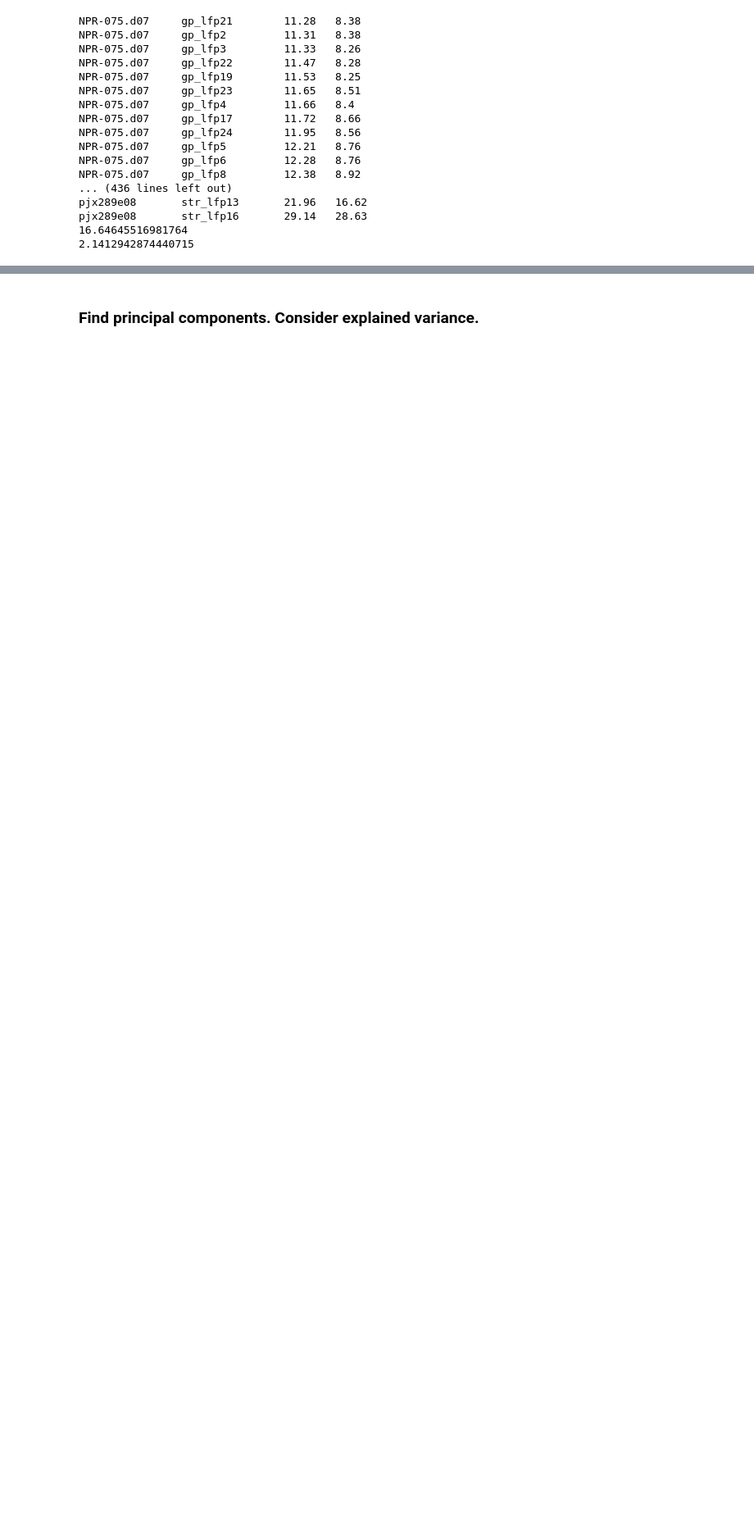
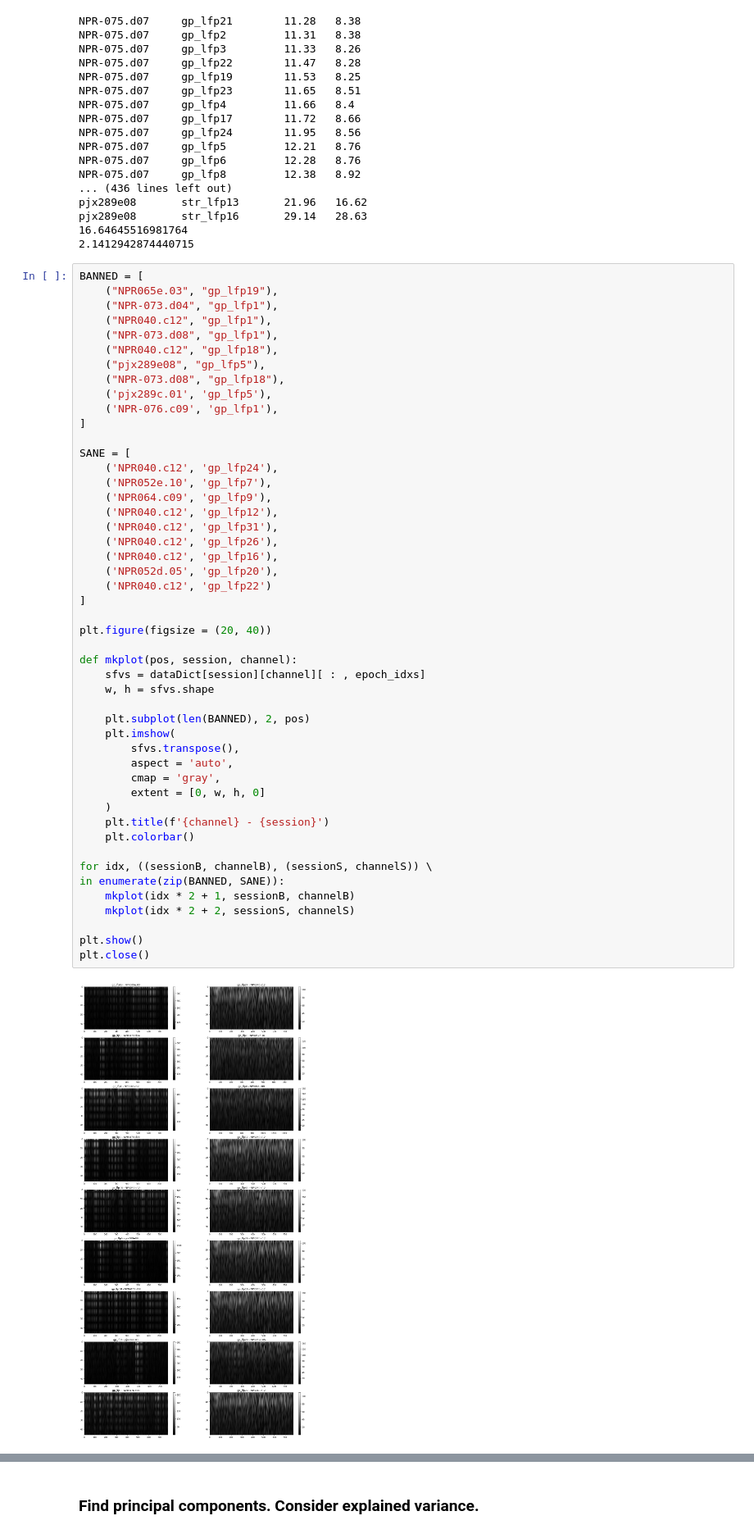
Before and after one commit to miriamvall/DD142X, a Jupyter notebook: code/notebooks/PCA 5.ipynb, the cells around one changed output, grey strips where cells are left out. Shown at 82% size. Cells and saved outputs as stored; diff of their text form; blank space fills up the shorter version.

```diff
--- a/code/notebooks/PCA 5.ipynb
+++ b/code/notebooks/PCA 5.ipynb
@@ -77,6 +77,56 @@ pjx289e08       str_lfp13       21.96   16.62
 pjx289e08       str_lfp16       29.14   28.63
 16.64645516981764
 2.1412942874440715
+# %%
+BANNED = [
+    ("NPR065e.03", "gp_lfp19"),
+    ("NPR-073.d04", "gp_lfp1"),
+    ("NPR040.c12", "gp_lfp1"),
+    ("NPR-073.d08", "gp_lfp1"),
+    ("NPR040.c12", "gp_lfp18"),
+    ("pjx289e08", "gp_lfp5"),
+    ("NPR-073.d08", "gp_lfp18"),
+    ('pjx289c.01', 'gp_lfp5'),
+    ('NPR-076.c09', 'gp_lfp1'),
+]
+
+SANE = [
+    ('NPR040.c12', 'gp_lfp24'),
+    ('NPR052e.10', 'gp_lfp7'),
+    ('NPR064.c09', 'gp_lfp9'),
+    ('NPR040.c12', 'gp_lfp12'),
+    ('NPR040.c12', 'gp_lfp31'),
+    ('NPR040.c12', 'gp_lfp26'),
+    ('NPR040.c12', 'gp_lfp16'),
+    ('NPR052d.05', 'gp_lfp20'),
+    ('NPR040.c12', 'gp_lfp22')
+]
+
+plt.figure(figsize = (20, 40))
+
+def mkplot(pos, session, channel):
+    sfvs = dataDict[session][channel][ : , epoch_idxs]
+    w, h = sfvs.shape
+
+    plt.subplot(len(BANNED), 2, pos)
+    plt.imshow(
+        sfvs.transpose(),
+        aspect = 'auto',
+        cmap = 'gray',
+        extent = [0, w, h, 0]
+    )
+    plt.title(f'{channel} - {session}')
+    plt.colorbar()
+
+for idx, ((sessionB, channelB), (sessionS, channelS)) \
+in enumerate(zip(BANNED, SANE)):
+    mkplot(idx * 2 + 1, sessionB, channelB)
+    mkplot(idx * 2 + 2, sessionS, channelS)
+
+plt.show()
+plt.close()
+# %% [output]
+[figure, added]
 # %% [markdown]
 # Expunging:
 NPR065e.03   gp_lfp19 	32.04	37.82
```
Also changed, not shown: parts of 4 cells of this notebook, 7 other files.
